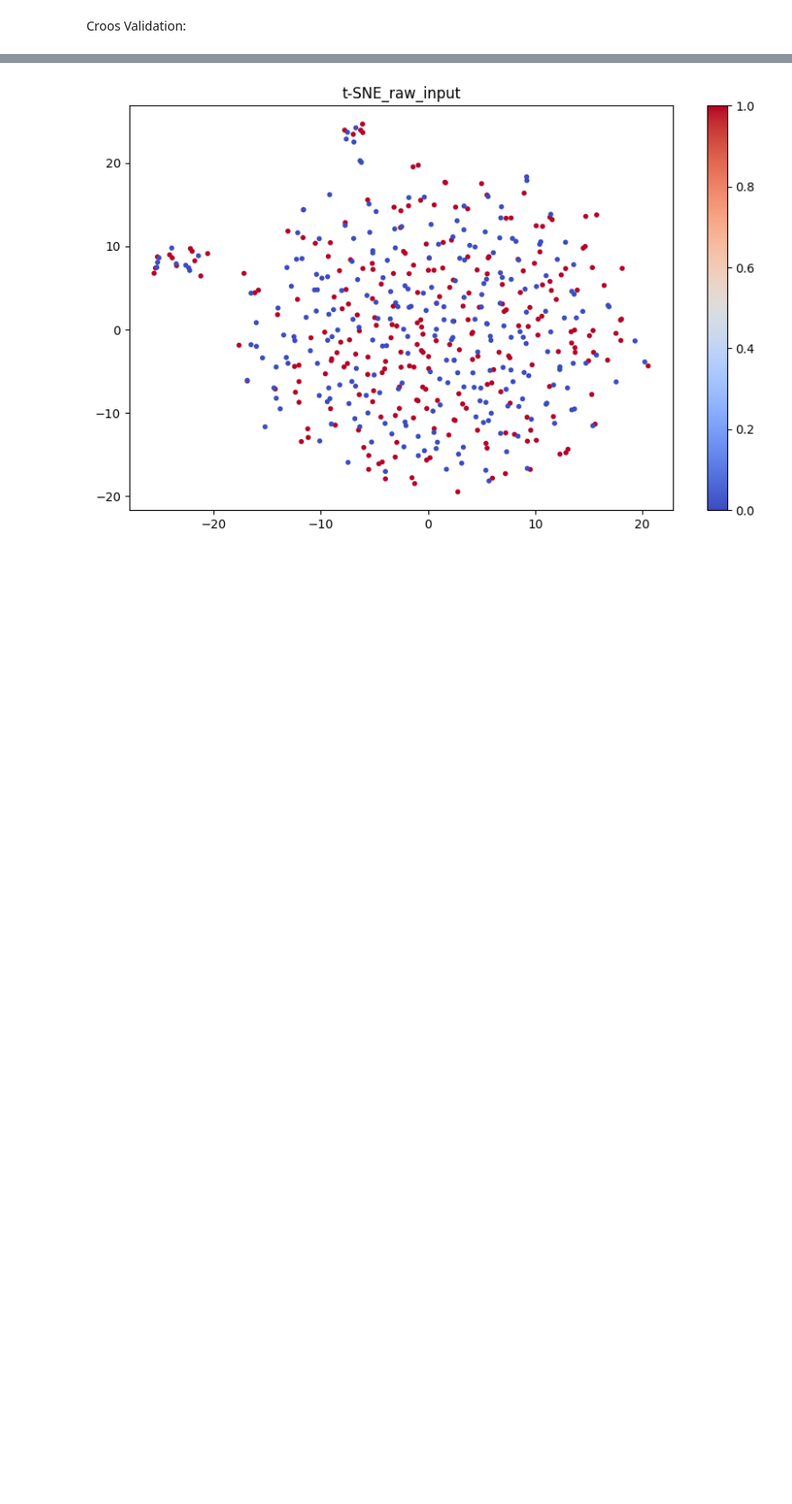
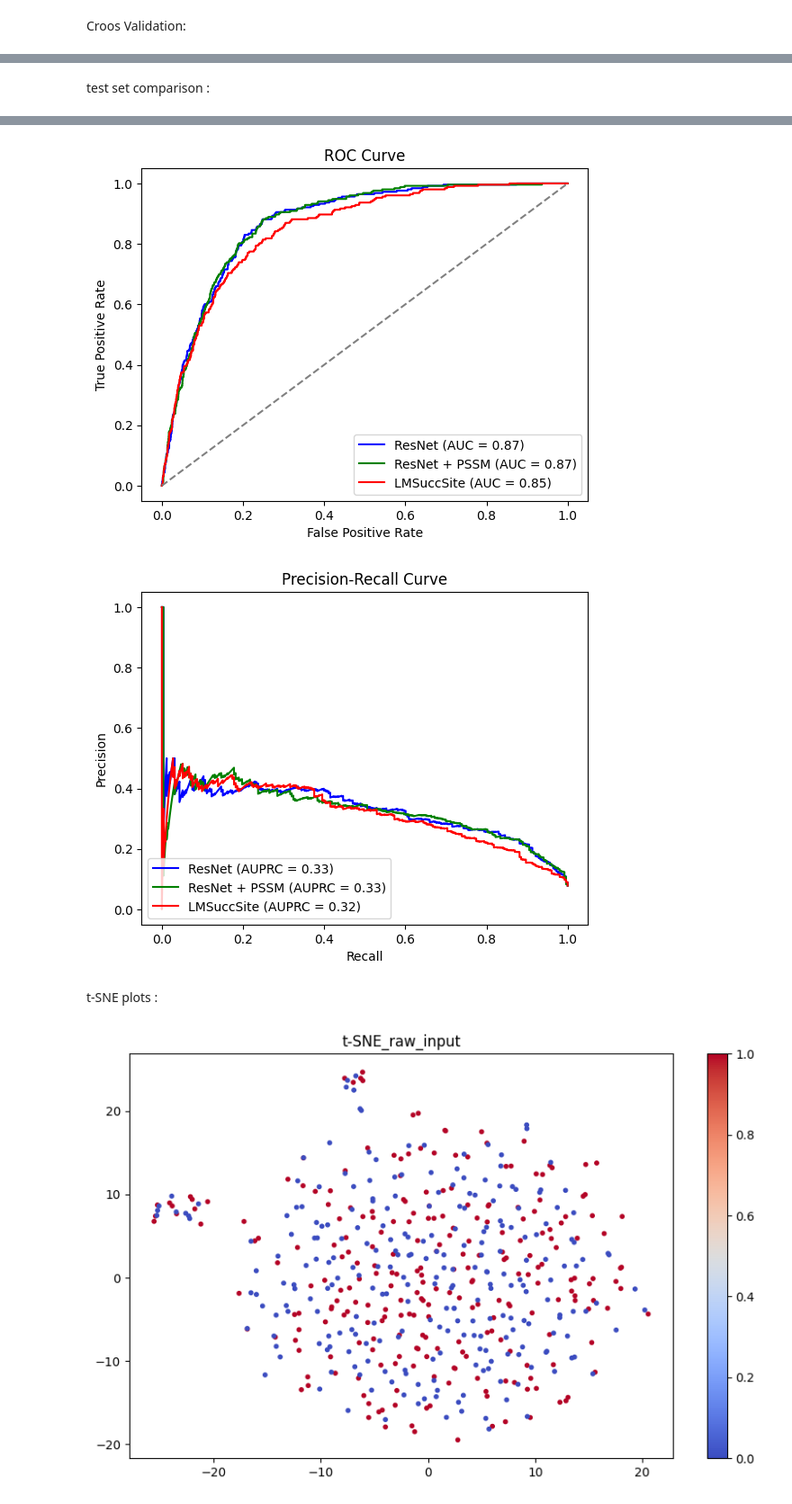
Before and after one commit to Sheldor7701/ResLysEmbed, a Jupyter notebook: Training_Code.ipynb, the cells around one changed output, grey strips where cells are left out. Shown at 90% size. Cells and saved outputs as stored; diff of their text form; code cells hidden in the pictures; blank space fills up the shorter version.

```diff
--- a/Training_Code.ipynb
+++ b/Training_Code.ipynb
@@ -1227,0 +1509,49 @@ F1: 0.7920534039922954 +- 0.018348004097645913
+# %% [markdown]
+test set comparison :
+# %%
+from keras.models import load_model
+
+res_model = load_model('Thesis-Results/Models/Full Models/res_model.h5')
+res_pssm_model = load_model('Thesis-Results/Models/Full Models/res_pssm_model.h5')
+
+y_prob_res = res_model.predict([X_test_num, X_test_embeddings])
+y_pred_res = (y_prob_res > 0.5).astype(int)
+
+y_prob_res_pssm = res_pssm_model.predict([X_test_num, X_test_embeddings, X_test_PSSM])
+y_pred_res_pssm = (y_prob_res_pssm > 0.5).astype(int)
+
+y_prob_LM = np.load('Thesis-Results/LM_y_prob.npy')
+y_pred_LM = (y_prob_LM > 0.5).astype(int)
+
+from sklearn.metrics import roc_auc_score, average_precision_score, roc_curve, precision_recall_curve
+import matplotlib.pyplot as plt
+
+fpr_res, tpr_res, _ = roc_curve(y_test, y_prob_res)
+fpr_res_pssm, tpr_res_pssm, _ = roc_curve(y_test, y_prob_res_pssm)
+fpr_lm, tpr_lm, _ = roc_curve(y_test, y_prob_LM)
+plt.figure()
+plt.plot(fpr_res, tpr_res, color='blue', label='ResNet (AUC = %0.2f)' % roc_auc_score(y_test, y_prob_res))
+plt.plot(fpr_res_pssm, tpr_res_pssm, color='green', label='ResNet + PSSM (AUC = %0.2f)' % roc_auc_score(y_test, y_prob_res_pssm))
+plt.plot(fpr_lm, tpr_lm, color='red', label='LMSuccSite (AUC = %0.2f)' % roc_auc_score(y_test, y_prob_LM))
+plt.plot([0, 1], [0, 1], color='gray', linestyle='--')
+plt.xlabel('False Positive Rate')
+plt.ylabel('True Positive Rate')
+plt.title('ROC Curve')
+plt.legend(loc="lower right")
+plt.savefig('ROC_curve_test_set.pdf', format='pdf', bbox_inches='tight')
+plt.show()
+
+precision_res, recall_res, _ = precision_recall_curve(y_test, y_prob_res)
+precision_res_pssm, recall_res_pssm, _ = precision_recall_curve(y_test, y_prob_res_pssm)
+precision_lm, recall_lm, _ = precision_recall_curve(y_test, y_prob_LM)
+plt.figure()
+plt.plot(recall_res, precision_res, color='blue', label='ResNet (AUPRC = %0.2f)' % average_precision_score(y_test, y_prob_res))
+plt.plot(recall_res_pssm, precision_res_pssm, color='green', label='ResNet + PSSM (AUPRC = %0.2f)' % average_precision_score(y_test, y_prob_res_pssm))
+plt.plot(recall_lm, precision_lm, color='red', label='LMSuccSite (AUPRC = %0.2f)' % average_precision_score(y_test, y_prob_LM))
+plt.xlabel('Recall')
+plt.ylabel('Precision')
+plt.title('Precision-Recall Curve')
+plt.legend(loc="lower left")
+plt.savefig('PR_curve_test_set.pdf', format='pdf', bbox_inches='tight')
+plt.show()
+# %% [output]
@@ -1228,3 +1562,7 @@ F1: 0.7920534039922954 +- 0.018348004097645913
+[figure, added]
+[figure, added]
+# %% [markdown]
+t-SNE plots :
 # %%
 from sklearn.manifold import TSNE
 import matplotlib.pyplot as plt
```
Also changed, not shown: parts of 16 cells of this notebook.
